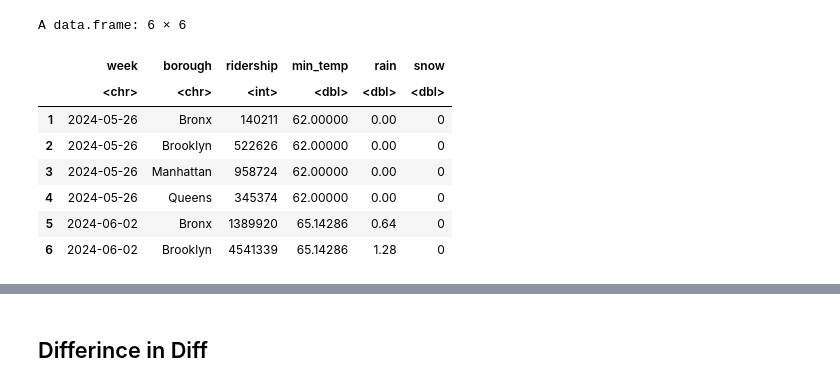
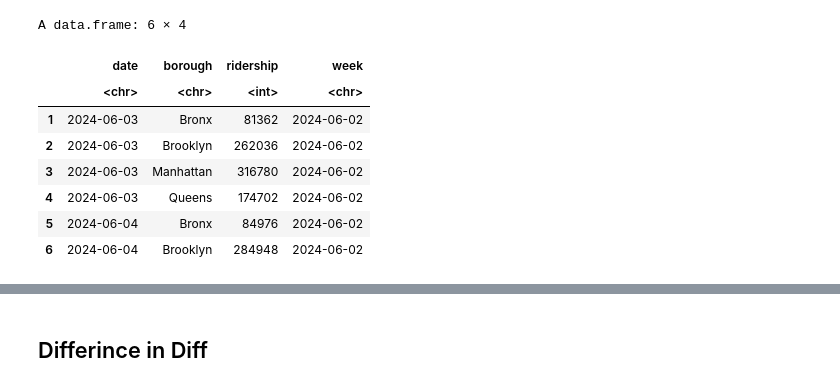
Before and after one commit to lily-harper/statsproject, a Jupyter notebook: 3_did _stuff.ipynb, the cells around one changed output, grey strips where cells are left out. Drawn from its saved outputs; the diff is of its cells as text; code cells hidden in the pictures.

```diff
--- a/3_did _stuff.ipynb
+++ b/3_did _stuff.ipynb
@@ -10,15 +18,13 @@ library(modelsummary)
 # %%
-df <- read.csv("data/processed/combined_data_weekly.csv")
-head(df)
-
-df_daily <- read.csv("data/daily_ridership.csv")
+df_weekly <- read.csv("data/combined_data_weekly.csv")
+head(df_weekly)
 # %% [output]
-A data.frame: 6 × 6
+A data.frame: 6 × 4
-|  | week | borough | ridership | min_temp | rain | snow |
-|  | <chr> | <chr> | <int> | <dbl> | <dbl> | <dbl> |
-| 1 | 2024-05-26 | Bronx | 140211 | 62.00000 | 0.00 | 0 |
-| 2 | 2024-05-26 | Brooklyn | 522626 | 62.00000 | 0.00 | 0 |
-| 3 | 2024-05-26 | Manhattan | 958724 | 62.00000 | 0.00 | 0 |
-| 4 | 2024-05-26 | Queens | 345374 | 62.00000 | 0.00 | 0 |
-| 5 | 2024-06-02 | Bronx | 1389920 | 65.14286 | 0.64 | 0 |
-| 6 | 2024-06-02 | Brooklyn | 4541339 | 65.14286 | 1.28 | 0 |
+|  | date | borough | ridership | week |
+|  | <chr> | <chr> | <int> | <chr> |
+| 1 | 2024-06-03 | Bronx | 81362 | 2024-06-02 |
+| 2 | 2024-06-03 | Brooklyn | 262036 | 2024-06-02 |
+| 3 | 2024-06-03 | Manhattan | 316780 | 2024-06-02 |
+| 4 | 2024-06-03 | Queens | 174702 | 2024-06-02 |
+| 5 | 2024-06-04 | Bronx | 84976 | 2024-06-02 |
+| 6 | 2024-06-04 | Brooklyn | 284948 | 2024-06-02 |
```
Also changed, not shown: parts of 6 cells of this notebook, 2 other files.
